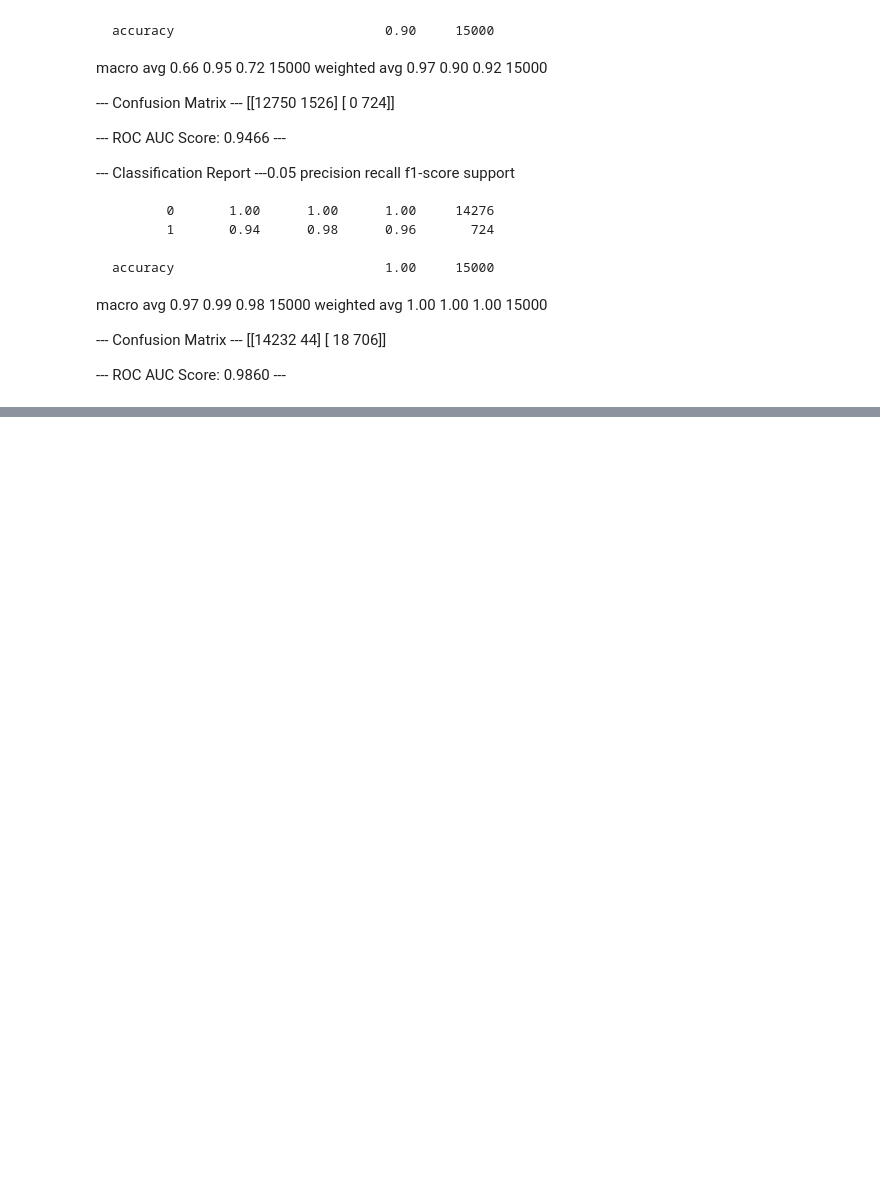
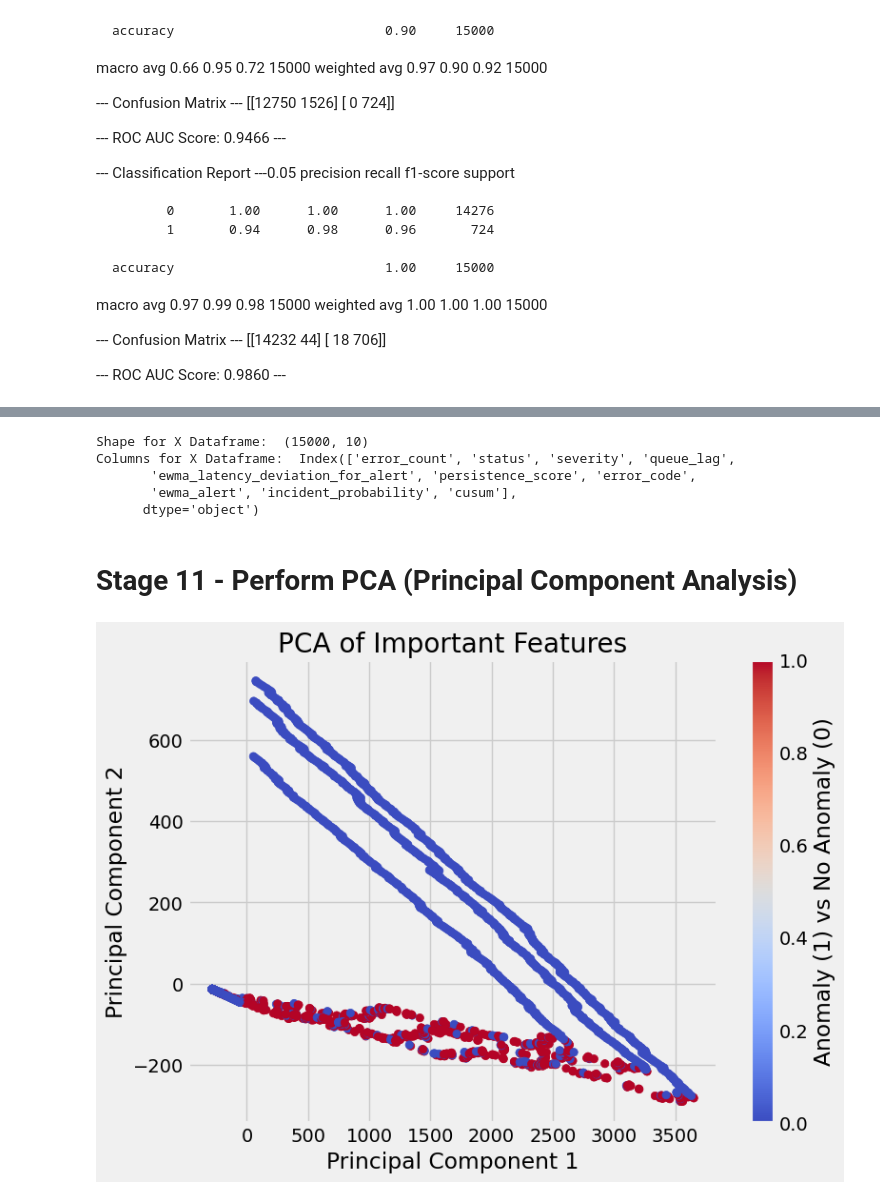
Before and after one commit to shubhiv02-learner/banking-log-anomaly-detection, a Jupyter notebook: notebooks/SentinelIQ.ipynb, the cells around one changed output, grey strips where cells are left out. Cells and saved outputs as stored; diff of their text form; code cells hidden in the pictures; blank space fills up the shorter version.

```diff
--- a/notebooks/SentinelIQ.ipynb
+++ b/notebooks/SentinelIQ.ipynb
@@ -1631,0 +1730,29 @@ weighted avg       1.00      1.00      1.00     15000
+# %%
+# Select features with importance greater than a threshold (e.g., 0.01)
+important_features = feature_importances[feature_importances['importance'] > 0.01].index
+X = df[important_features]
+print("Shape for X Dataframe: ", X.shape)
+print("Columns for X Dataframe: ", X.columns)
+# %% [output]
+Shape for X Dataframe:  (15000, 10)
+Columns for X Dataframe:  Index(['error_count', 'status', 'severity', 'queue_lag',
+       'ewma_latency_deviation_for_alert', 'persistence_score', 'error_code',
+       'ewma_alert', 'incident_probability', 'cusum'],
+      dtype='object')
+# %% [markdown]
+# **Stage 11 - Perform PCA (Principal Component Analysis)**
+# %%
+# If the number of features is large, PCA can help reduce dimensions
+pca = PCA(n_components=2)  # Reducing to 2 components for visualization
+X_pca = pca.fit_transform(X)
+# %%
+# Plot PCA results
+plt.figure(figsize=(8, 6))
+plt.scatter(X_pca[:, 0], X_pca[:, 1], c=y, cmap='coolwarm')
+plt.title("PCA of Important Features")
+plt.xlabel("Principal Component 1")
+plt.ylabel("Principal Component 2")
+plt.colorbar(label='Anomaly (1) vs NoAnomaly (0)')
+plt.show()
+# %% [output]
+[figure, added]
```
Also changed, not shown: parts of 19 cells of this notebook.
